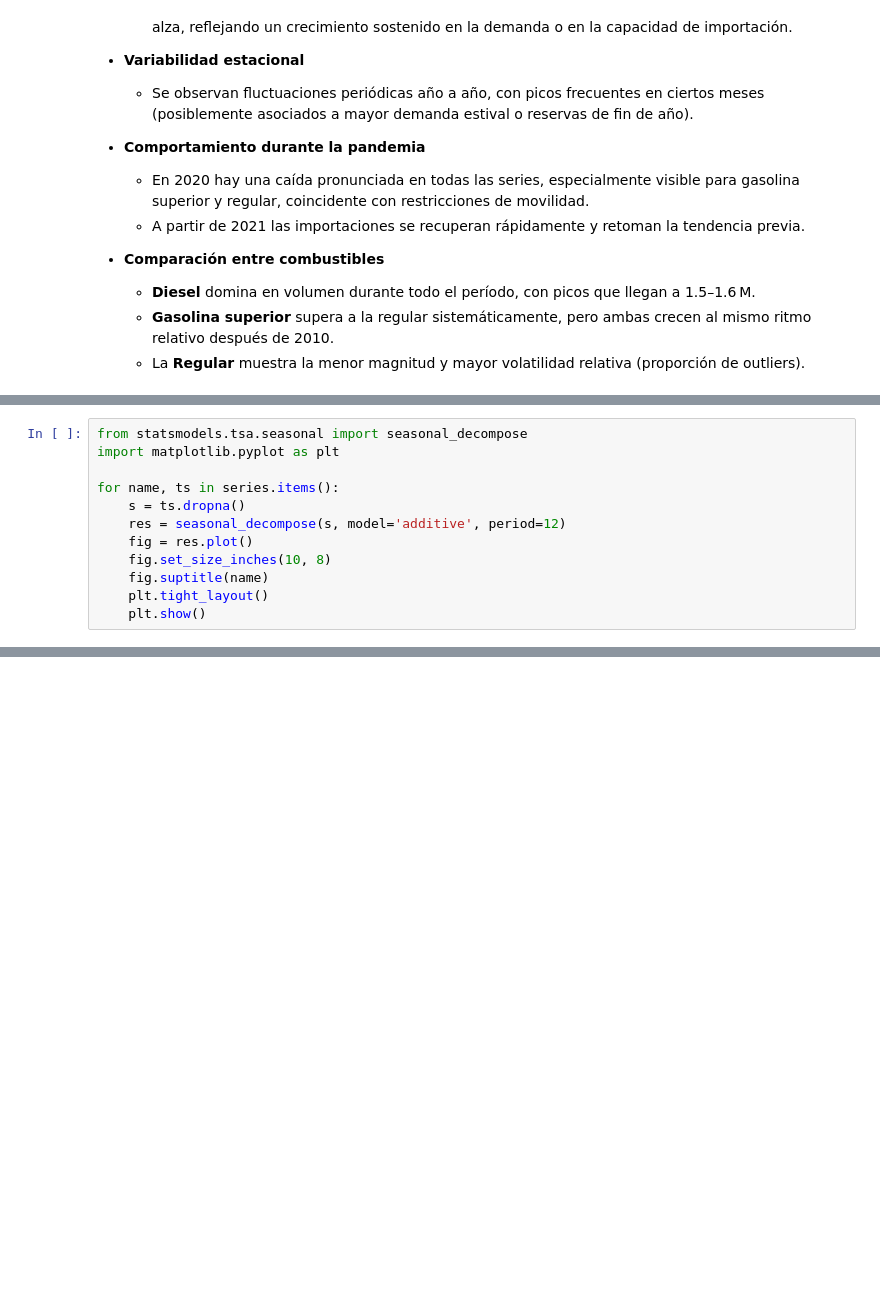
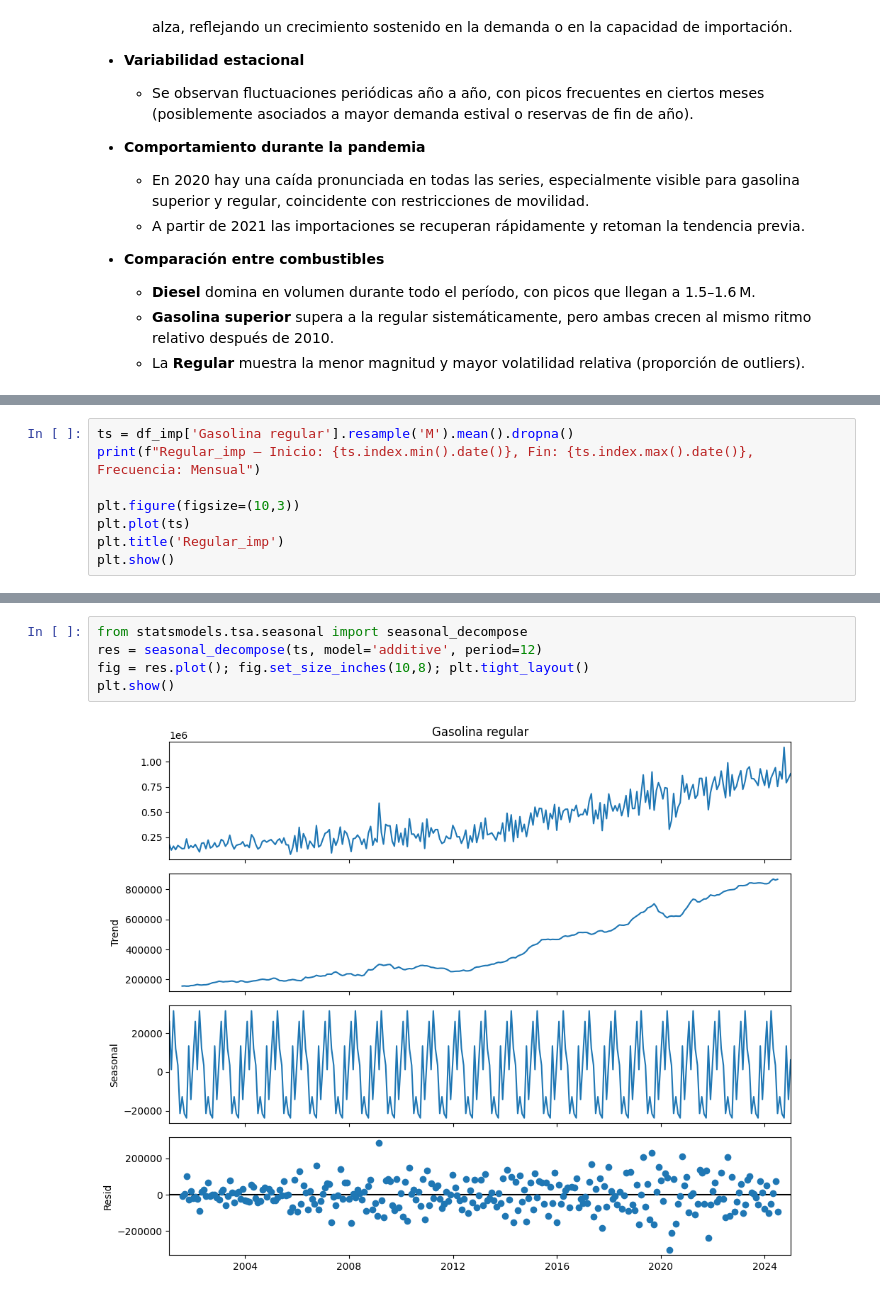
Before and after one commit to Diegoval-Dev/DC-Lab1, a Jupyter notebook: series-de-tiempo.ipynb, the cells around one changed output, grey strips where cells are left out. Drawn from its saved outputs; the diff is of its cells as text; blank space fills up the shorter version.

Commit message:
feat: add serie imported regular features

```diff
--- a/series-de-tiempo.ipynb
+++ b/series-de-tiempo.ipynb
@@ -171,12 +123,0 @@ Diesel_cons — Inicio: 2000-01-31, Fin: 2024-12-31, Frecuencia: Mensual
-# %%
-from statsmodels.tsa.seasonal import seasonal_decompose
-import matplotlib.pyplot as plt
-
-for name, ts in series.items():
-    s = ts.dropna()
-    res = seasonal_decompose(s, model='additive', period=12)
-    fig = res.plot()
-    fig.set_size_inches(10, 8)
-    fig.suptitle(name)
-    plt.tight_layout()
-    plt.show()
@@ -227,0 +126,8 @@ Para garantizar medias y varianzas más estables, **transformar todas las series
+# %%
+ts = df_imp['Gasolina regular'].resample('M').mean().dropna()
+print(f"Regular_imp — Inicio: {ts.index.min().date()}, Fin: {ts.index.max().date()}, Frecuencia: Mensual")
+
+plt.figure(figsize=(10,3))
+plt.plot(ts)
+plt.title('Regular_imp')
+plt.show()
@@ -227,0 +144,7 @@ Para garantizar medias y varianzas más estables, **transformar todas las series
+# %%
+from statsmodels.tsa.seasonal import seasonal_decompose
+res = seasonal_decompose(ts, model='additive', period=12)
+fig = res.plot(); fig.set_size_inches(10,8); plt.tight_layout()
+plt.show()
+# %% [output]
+[figure, added]
```
Also changed, not shown: parts of 20 cells of this notebook.
